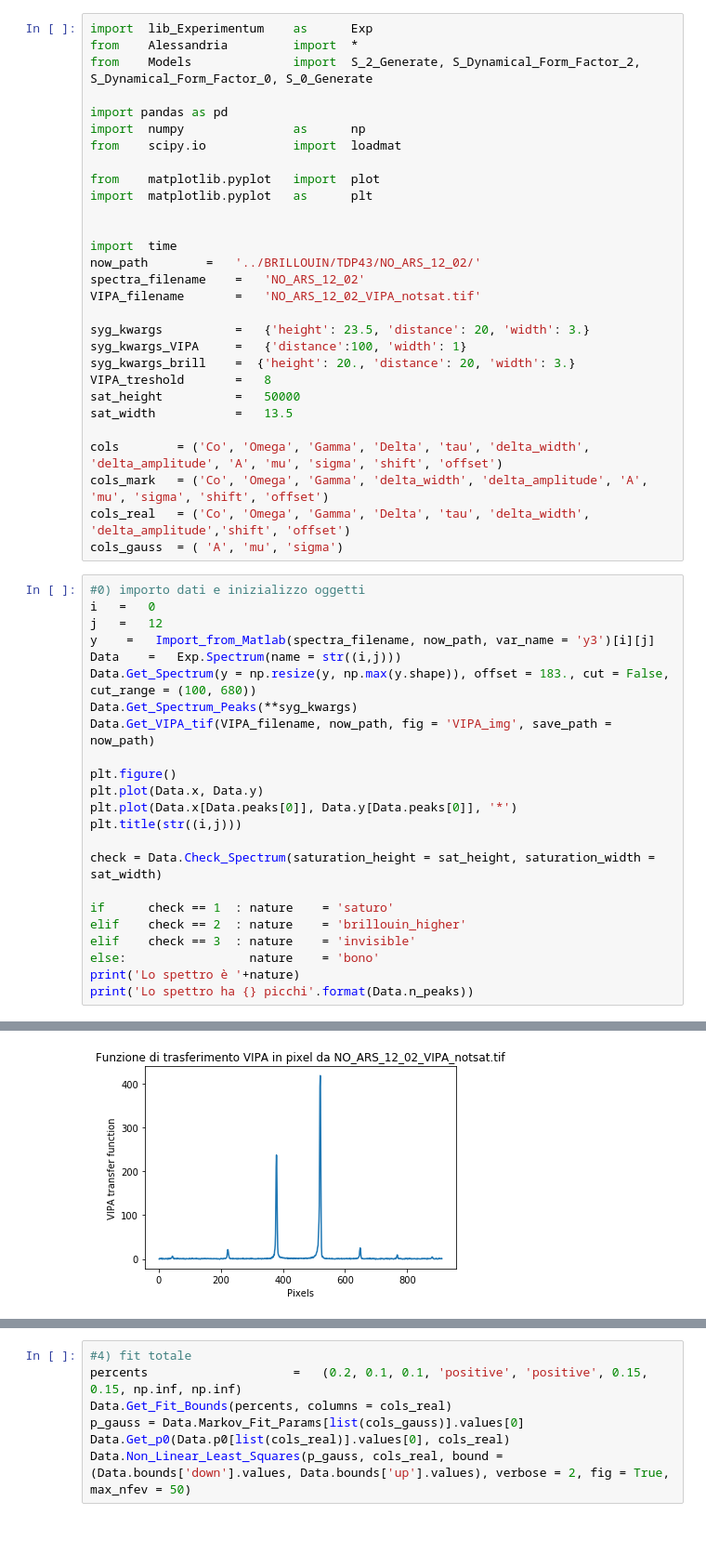
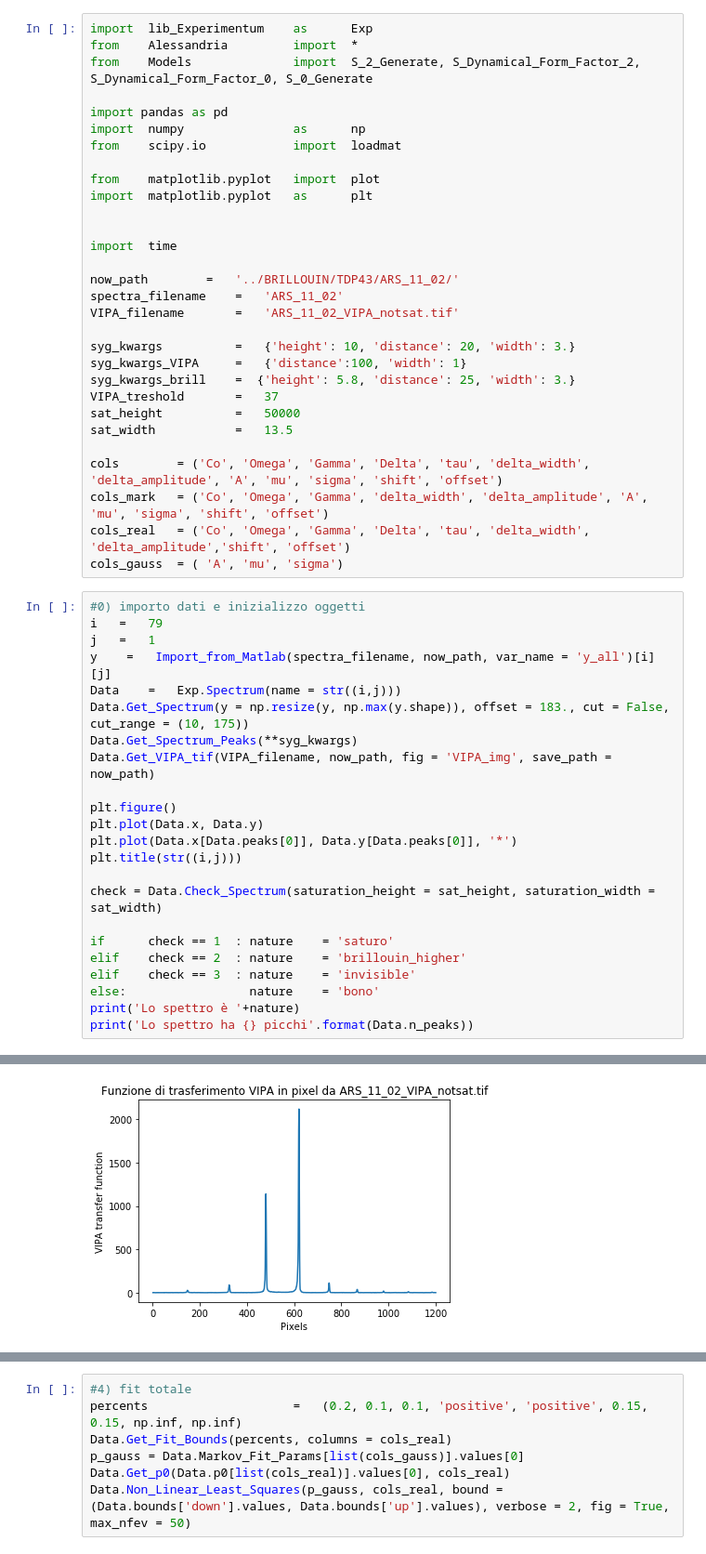
Before and after one commit to flautodipan/Python_Libraries, a Jupyter notebook: Experimentum_single.ipynb, the cells around one changed output, grey strips where cells are left out. Shown at 93% size. Saved outputs shown, nothing was run; the diff lists cells and outputs as text.

Commit message:
Modifiche un po' importanti, ma principalmente ho creato un buon file di analisi che ora funziona in poco. m'ero scordato un file

```diff
--- a/Experimentum_single.ipynb
+++ b/Experimentum_single.ipynb
@@ -12,14 +12,15 @@ import  matplotlib.pyplot   as      plt
 
 
 import  time
-now_path        =   '../BRILLOUIN/TDP43/NO_ARS_12_02/'
-spectra_filename    =   'NO_ARS_12_02'
-VIPA_filename       =   'NO_ARS_12_02_VIPA_notsat.tif'
 
-syg_kwargs          =   {'height': 23.5, 'distance': 20, 'width': 3.}
+now_path        =   '../BRILLOUIN/TDP43/ARS_11_02/'
+spectra_filename    =   'ARS_11_02'
+VIPA_filename       =   'ARS_11_02_VIPA_notsat.tif'
+
+syg_kwargs          =   {'height': 10, 'distance': 20, 'width': 3.}
 syg_kwargs_VIPA     =   {'distance':100, 'width': 1}
-syg_kwargs_brill    =  {'height': 20., 'distance': 20, 'width': 3.}
-VIPA_treshold       =   8
+syg_kwargs_brill    =  {'height': 5.8, 'distance': 25, 'width': 3.}
+VIPA_treshold       =   37
 sat_height          =   50000
 sat_width           =   13.5
 
@@ -29,31 +30,31 @@ cols_real   = ('Co', 'Omega', 'Gamma', 'Delta', 'tau', 'delta_width', 'delta_amp
 cols_gauss  = ( 'A', 'mu', 'sigma')
 # %%
 #0) importo dati e inizializzo oggetti
-i   =   0
-j   =   12
-y    =   Import_from_Matlab(spectra_filename, now_path, var_name = 'y3')[i][j]
+i   =   79
+j   =   1
+y    =   Import_from_Matlab(spectra_filename, now_path, var_name = 'y_all')[i][j]
 Data    =   Exp.Spectrum(name = str((i,j)))
-Data.Get_Spectrum(y = np.resize(y, np.max(y.shape)), offset = 183., cut = False, cut_range = (100, 680))
+Data.Get_Spectrum(y = np.resize(y, np.max(y.shape)), offset = 183., cut = False, cut_range = (10, 175))
 Data.Get_Spectrum_Peaks(**syg_kwargs)
 Data.Get_VIPA_tif(VIPA_filename, now_path, fig = 'VIPA_img', save_path = now_path)
 
 plt.figure()
 plt.plot(Data.x, Data.y)
 plt.plot(Data.x[Data.peaks[0]], Data.y[Data.peaks[0]], '*')
 plt.title(str((i,j)))
 
 check = Data.Check_Spectrum(saturation_height = sat_height, saturation_width = sat_width)
 
 if      check == 1  : nature    = 'saturo'
 elif    check == 2  : nature    = 'brillouin_higher'
 elif    check == 3  : nature    = 'invisible'
 else:                 nature    = 'bono'
 print('Lo spettro è '+nature)
 print('Lo spettro ha {} picchi'.format(Data.n_peaks))
 # %% [output]
 ATTENZIONE funzione da aggiornare
 
 
 
 ATTENZIONE guarda Get_VIPA_mat
-[figure, old version]
+[figure, new version]
```
Also changed, not shown: parts of 6 cells of this notebook, 3 other files.
